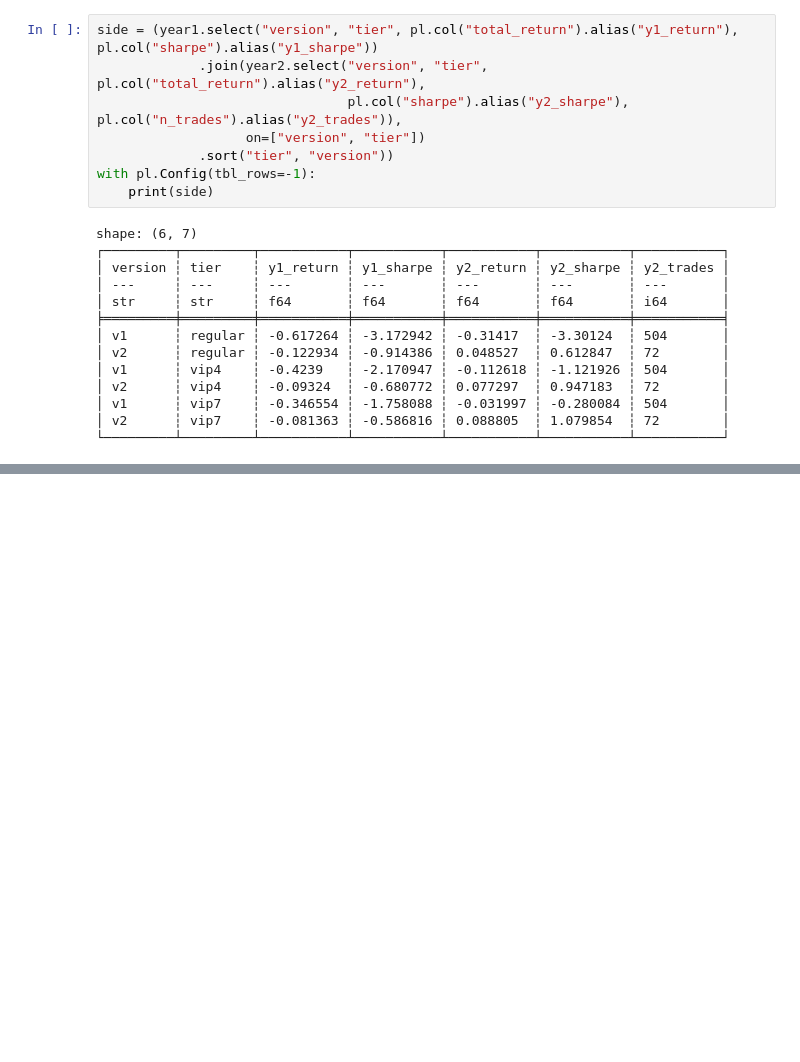
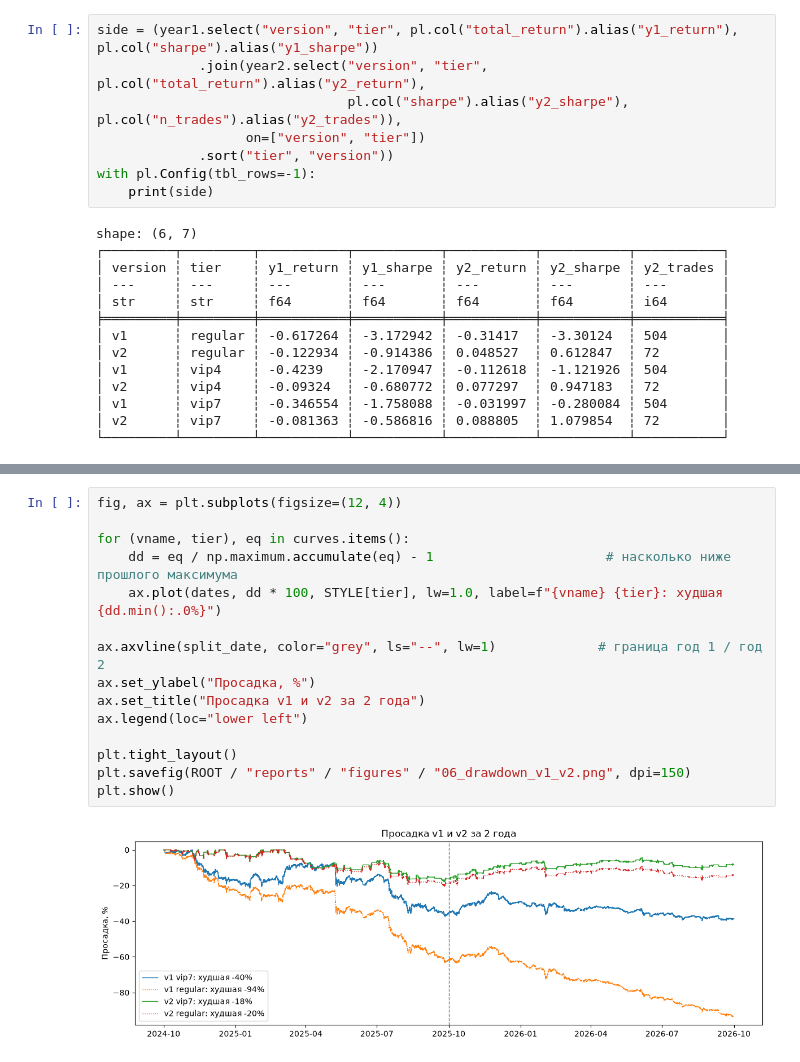
Before and after one commit to Adam-Moshkhoev/pairs-backtest, a Jupyter notebook: notebooks/06_final_test.ipynb, the cells around one changed output, grey strips where cells are left out. Saved outputs shown, nothing was run; the diff lists cells and outputs as text; blank space fills up the shorter version.

```diff
--- a/notebooks/06_final_test.ipynb
+++ b/notebooks/06_final_test.ipynb
@@ -170,0 +210,17 @@ shape: (6, 7)
+# %%
+fig, ax = plt.subplots(figsize=(12, 4))
+
+for (vname, tier), eq in curves.items():
+    dd = eq / np.maximum.accumulate(eq) - 1                      # насколько ниже прошлого максимума
+    ax.plot(dates, dd * 100, STYLE[tier], lw=1.0, label=f"{vname} {tier}: худшая {dd.min():.0%}")
+
+ax.axvline(split_date, color="grey", ls="--", lw=1)             # граница год 1 / год 2
+ax.set_ylabel("Просадка, %")
+ax.set_title("Просадка v1 и v2 за 2 года")
+ax.legend(loc="lower left")
+
+plt.tight_layout()
+plt.savefig(ROOT / "reports" / "figures" / "06_drawdown_v1_v2.png", dpi=150)
+plt.show()
+# %% [output]
+[figure, added]
```
Also changed, not shown: parts of 6 cells of this notebook, 12 other files.
